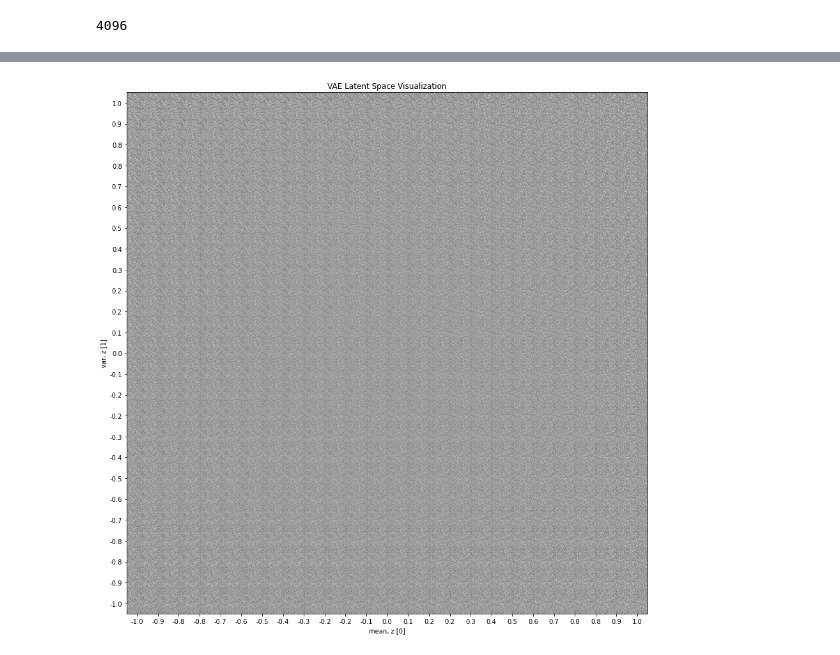
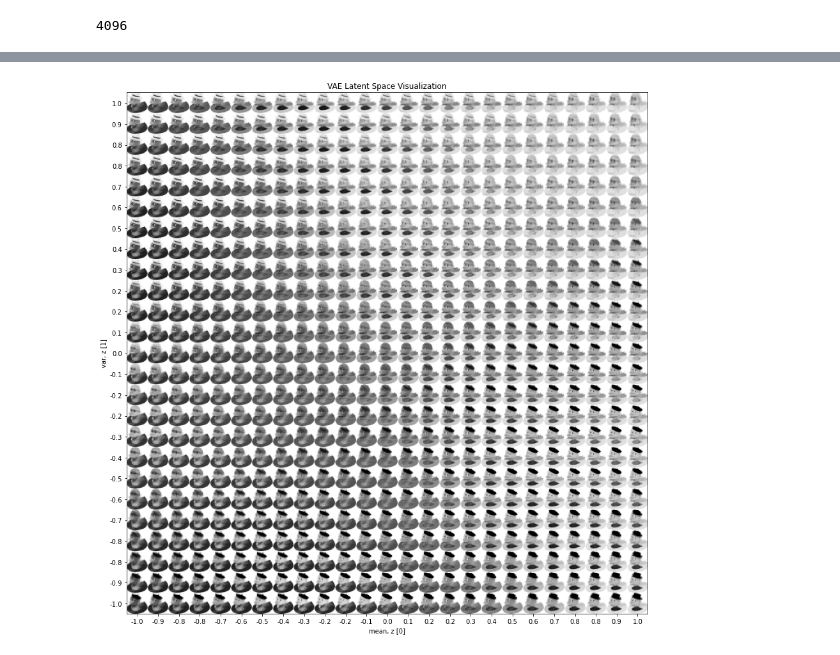
Before and after one commit to GigiML/RD_project, a Jupyter notebook: vae.ipynb, the cells around one changed output, grey strips where cells are left out. Saved outputs shown, nothing was run; the diff lists cells and outputs as text; code cells hidden in the pictures.

```diff
--- a/vae.ipynb
+++ b/vae.ipynb
@@ -215,7 +217,7 @@ plot_latent_space(model)
 # %% [output]
 4096
 # %%
-vae_chat = VAE(64*64, hidden_dim=1500, latent_dim=600)
+vae_chat = VAE(28*28, hidden_dim=500, latent_dim=100)
 # %%
 class CustomDataSet(Dataset):
     def __init__(self, csv_data, transform=None):
@@ -252,3 +241,6 @@ def loss_function(x, x_hat, mean, log_var):
     KLD = - 0.5 * torch.sum(1+ log_var - mean.pow(2) - log_var.exp())
 
     return reproduction_loss + KLD
+# %%
+batch_size = 250
+train_loader_cat = DataLoader(dataset=dataset_cat, batch_size=batch_size, shuffle=True)
@@ -255,3 +254,6 @@ def loss_function(x, x_hat, mean, log_var):
+# %%
+optimizer = optim.Adam(vae_chat.parameters(), lr=5e-4)
+device = torch.device("cuda" if torch.cuda.is_available() else "cpu")
 # %%
-train(vae_chat, optimizer, 20, device, data=train_loader_cat, x_dim=64*64, expect_label=False)
+train(vae_chat, optimizer, 150, device, data=train_loader_cat, x_dim=40*40, expect_label=False)
 # %% [output]
@@ -279,4 +278,4 @@ train(vae_chat, optimizer, 20, device, data=train_loader_cat, x_dim=64*64, expec
 # %%
-plot_latent_space(vae_chat, digit_size=64)
+plot_latent_space(vae_chat, digit_size=dims[0])
 # %% [output]
-[figure, old version]
+[figure, new version]
```
Also changed, not shown: parts of 12 cells of this notebook.
